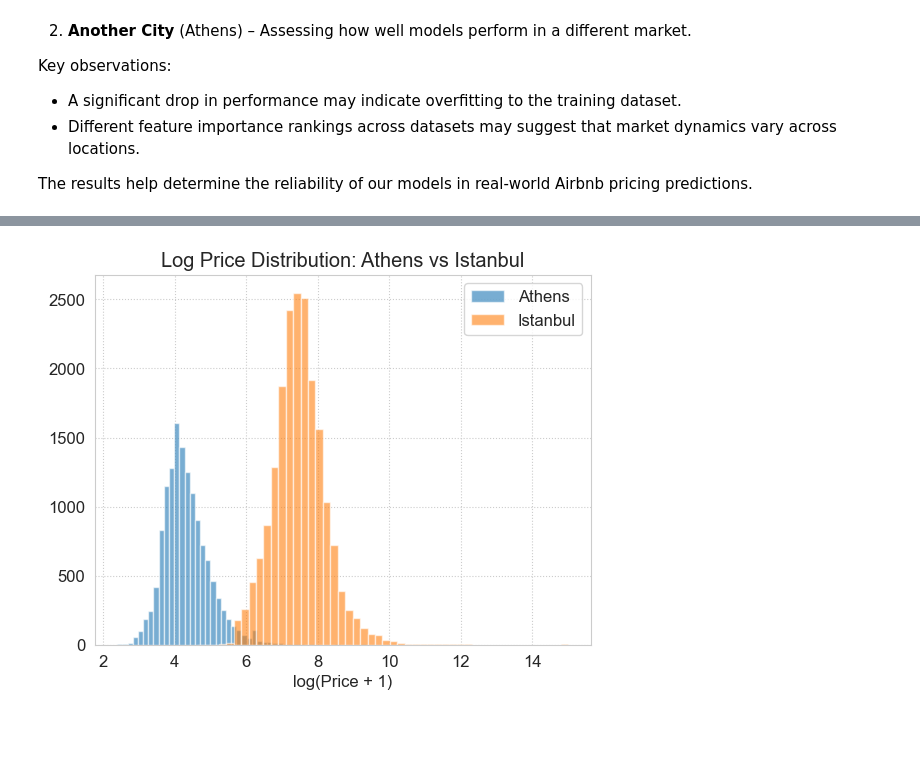
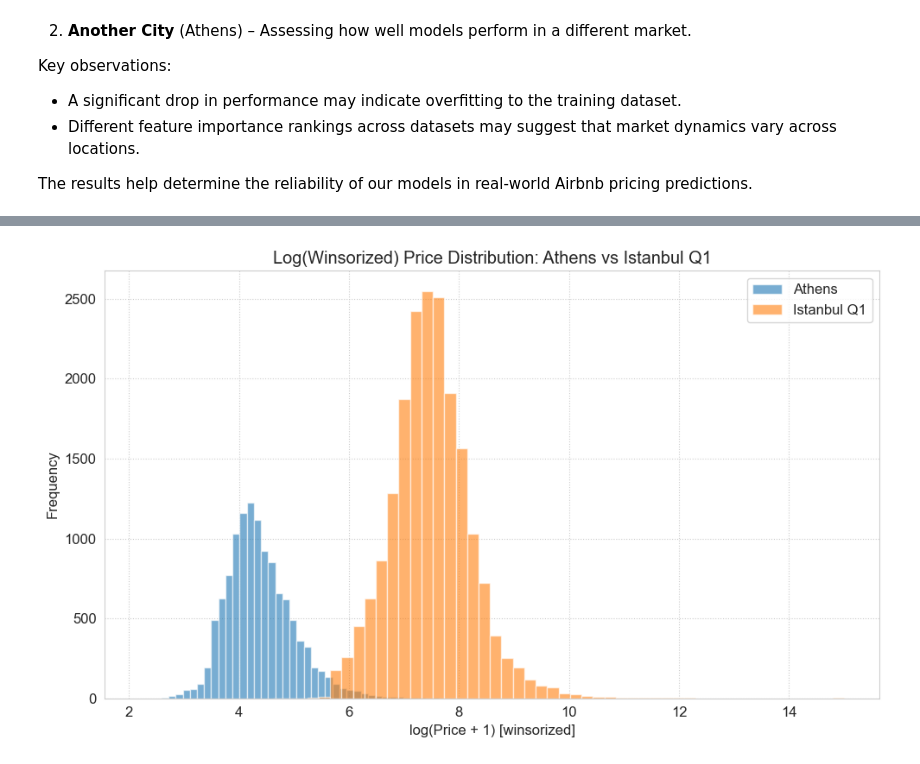
Before and after one commit to hdzmarcela/DA3_EDP25, a Jupyter notebook: Assignment 2/da3_assignment_2.ipynb, the cells around one changed output, grey strips where cells are left out. Drawn from its saved outputs; the diff is of its cells as text; code cells hidden in the pictures; blank space fills up the shorter version.

```diff
--- a/Assignment 2/da3_assignment_2.ipynb
+++ b/Assignment 2/da3_assignment_2.ipynb
@@ -70 +163,5 @@ print(istanbul_df['amenities'].unique())
+# %%
+istanbul_df = city_dfs["istanbul_q1"]
+istanbul_q3 = city_dfs["istanbul_q3"]
+athens = city_dfs["athens"]
 # %%
@@ -175,12 +342,0 @@ istanbul_df.drop(columns=columns_to_drop, inplace=True, errors='ignore')
-# %%
-from sklearn.cluster import KMeans
-
-# Create location cluster
-def add_location_cluster(df, n_clusters=10):
-    coords = df[['latitude', 'longitude']].dropna()
-    kmeans = KMeans(n_clusters=n_clusters, random_state=42, n_init=10)
-    df['location_cluster'] = kmeans.fit_predict(coords)
-    return df
-istanbul_df = add_location_cluster(istanbul_df)
-# Drop original latitude and longitude columns
-istanbul_df.drop(columns=['latitude', 'longitude'], inplace=True, errors='ignore')
@@ -274,3 +342,0 @@ def wrangle_new_dataset(df_raw, preprocessor, n_clusters=10):
-# %%
-athens['price'] = athens['price'].replace(r'[\$,€]', '', regex=True).astype(float)
-istanbul_df['price'] = istanbul_df['price'].replace(r'[\$,€]', '', regex=True).astype(float)
@@ -294,0 +343,4 @@ def evaluate_model(name, model, X_train, y_train, X_test, y_test, results_dict):
+# %%
+X_istanbul_q1, y_istanbul_q1, preprocessor = wrangle_and_encode_dataset(istanbul_df, fit_encoder=True)
+X_istanbul_q3, y_istanbul_q3, _ = wrangle_and_encode_dataset(istanbul_q3, preprocessor=preprocessor)
+X_athens, y_athens, _ = wrangle_and_encode_dataset(athens, preprocessor=preprocessor)
@@ -910,13 +1006,13 @@ Index(['room_type_Entire home/apt', 'room_type_Hotel room',
 # %%
-# Compare distribution of log-prices
-import matplotlib.pyplot as plt
-
-plt.hist(np.log1p(athens['price']), bins=50, alpha=0.6, label='Athens')
-plt.hist(np.log1p(istanbul_df['price']), bins=50, alpha=0.6, label='Istanbul')
-plt.xlabel("log(Price + 1)")
-plt.title("Log Price Distribution: Athens vs Istanbul")
+plt.figure(figsize=(10, 6))
+plt.hist(y_athens, bins=50, alpha=0.6, label='Athens')
+plt.hist(y_istanbul_q1, bins=50, alpha=0.6, label='Istanbul Q1')
+plt.xlabel("log(Price + 1) [winsorized]")
+plt.ylabel("Frequency")
+plt.title("Log(Winsorized) Price Distribution: Athens vs Istanbul Q1")
 plt.legend()
 plt.grid(True, linestyle=":")
+plt.tight_layout()
 plt.show()
 # %% [output]
-[figure, old version]
+[figure, new version]
```
Also changed, not shown: parts of 48 cells of this notebook, 2 other files.
